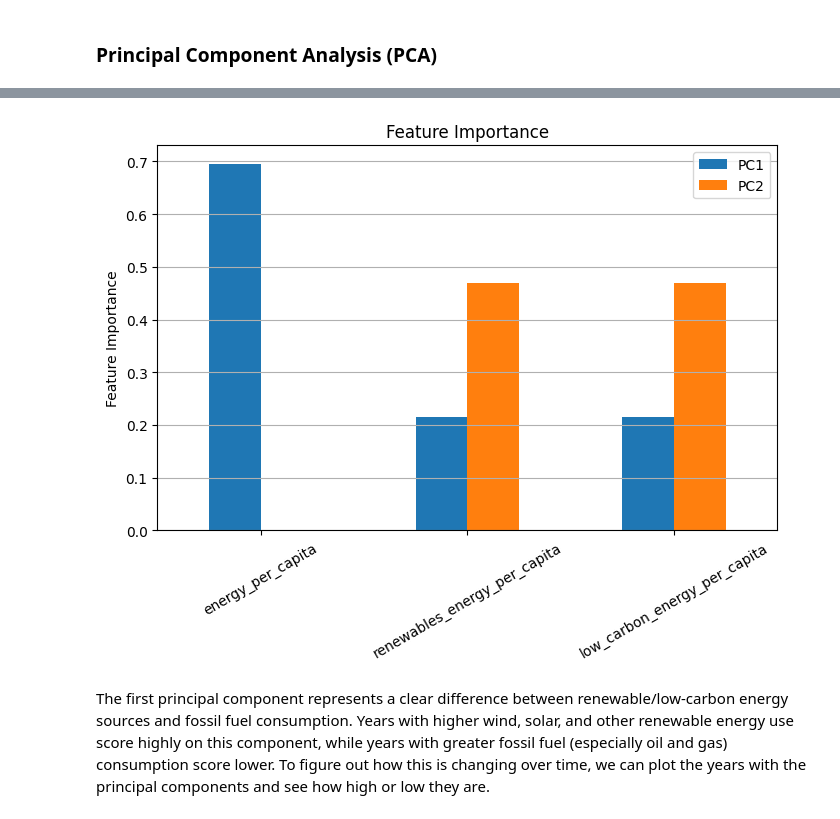
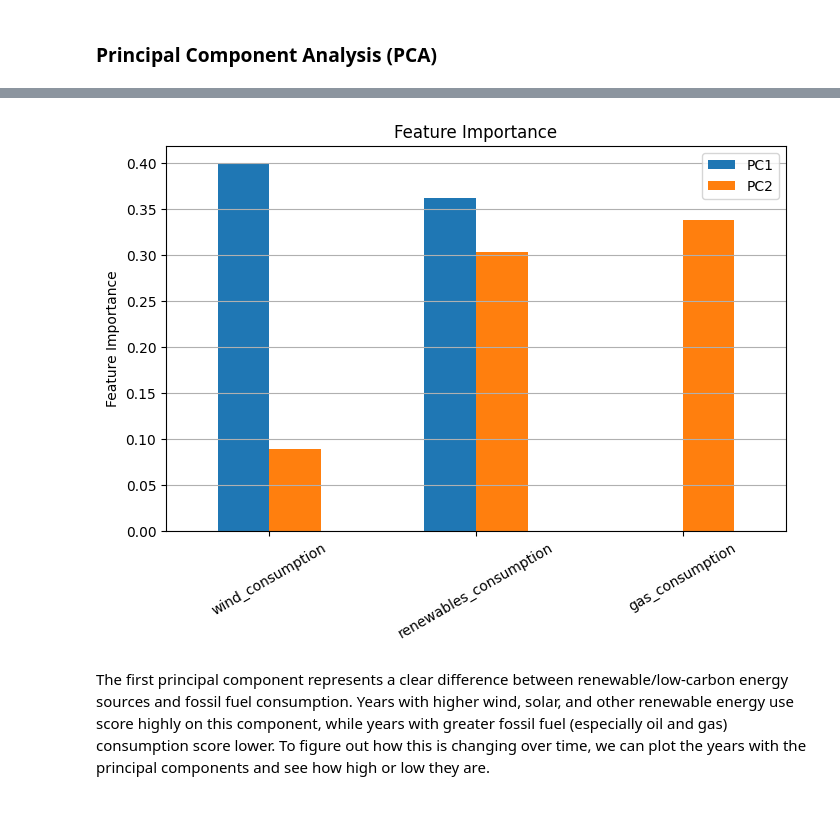
Before and after one commit to nicolenagata/DATA5322_HW4_UnsupervisedML, a Jupyter notebook: PracticalHW4_Edits.ipynb, the cells around one changed output, grey strips where cells are left out. Cells and saved outputs as stored; diff of their text form; code cells hidden in the pictures.

```diff
--- a/PracticalHW4_Edits.ipynb
+++ b/PracticalHW4_Edits.ipynb
@@ -418,28 +420,28 @@ Name: PC2, Length: 81, dtype: float64
 # %%
 ### Graphing important features
 import matplotlib.pyplot as plt
 import pandas as pd
 
 # Loadings for selected features on PC1 and PC2
-features = ['energy_per_capita', 'renewables_energy_per_capita', 'low_carbon_energy_per_capita']
-pc1_loadings = [0.695538, 0.214603, 0.214603]
-pc2_loadings = [0.0, 0.468457, 0.468457]  # energy_per_capita negligible on PC2, so set 0
+features = ['wind_consumption', 'renewables_consumption', 'gas_consumption']
+pc1_loadings = [0.3982848 ,0.3612688, 0]  # gas consumption is negligible, 0
+pc2_loadings = [0.089200, 0.303033, 0.337958]
 
 # Create DataFrame
 loadings_df = pd.DataFrame({
     'PC1': pc1_loadings,
     'PC2': pc2_loadings
 }, index=features)
 
 # Plot
 loadings_df.plot(kind='bar', figsize=(8,5))
 plt.title('Feature Importance')
 plt.ylabel('Feature Importance')
 plt.xticks(rotation=30)
 plt.grid(axis='y')
 plt.show()
 # %% [output]
-[figure, old version]
+[figure, new version]
 # %% [markdown]
 The first principal component represents a clear difference between renewable/low-carbon energy sources and fossil fuel consumption. Years with higher wind, solar, and other renewable energy use score highly on this component, while years with greater fossil fuel (especially oil and gas) consumption score lower. To figure out how this is changing over time, we can plot the years with the principal components and see how high or low they are.
 # %%
```
Also changed, not shown: parts of 43 cells of this notebook, 1 other file.
